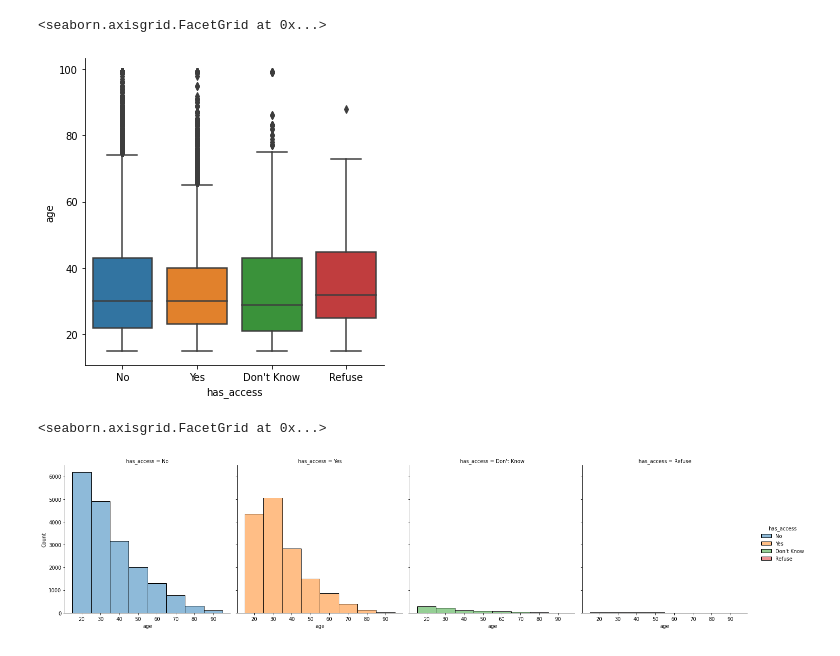
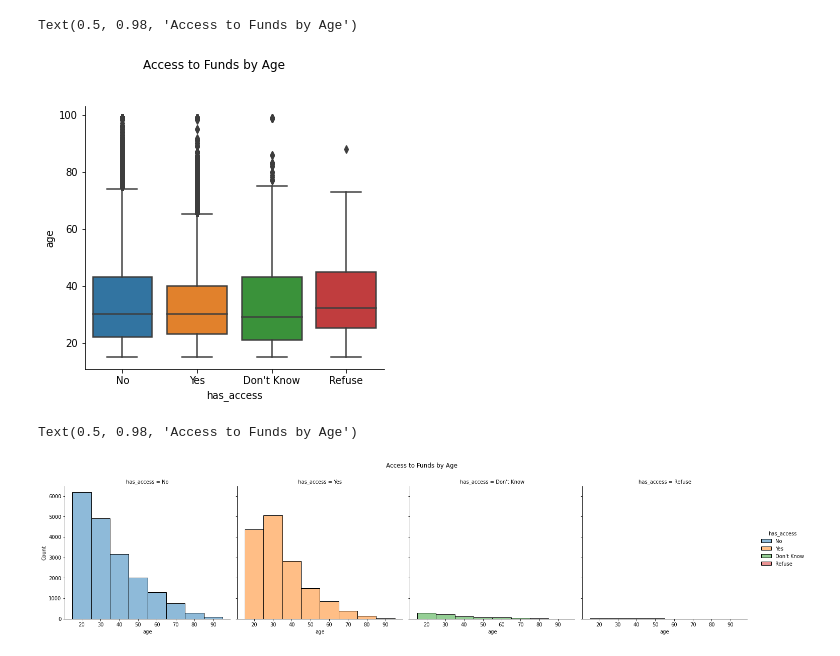
Before and after one commit to sds-capstone/2022-09-proj7-women-at-table, a Jupyter notebook: CapstoneDataAnalysis.ipynb, the cells around one changed output. Drawn from its saved outputs; the diff is of its cells as text; code cells hidden in the pictures.

```diff
--- a/CapstoneDataAnalysis.ipynb
+++ b/CapstoneDataAnalysis.ipynb
@@ -113,14 +145,20 @@ sns.displot(x="has_access", col= "gender", hue= "gender", data=dem_df)
 # %%
 #@title Age & Access
 
-sns.catplot(x="has_access", y= "age", data=dem_df, kind="box")
+age_access = sns.catplot(x="has_access", y= "age", data=dem_df, kind="box")
+
+age_access.fig.subplots_adjust(top=.85)
+age_access.fig.suptitle('Access to Funds by Age')
 # %% [output]
-<seaborn.axisgrid.FacetGrid at 0x...>
+Text(0.5, 0.98, 'Access to Funds by Age')
-[figure, old version]
+[figure, new version]
 # %%
 #@title Age & Access option 2
 
-sns.displot(x= "age", col= "has_access", hue="has_access", bins = [15,25,35,45,55,65,75,85,95], data=dem_df)
+age_access2 = sns.displot(x= "age", col= "has_access", hue="has_access", bins = [15,25,35,45,55,65,75,85,95], data=dem_df)
+
+age_access2.fig.subplots_adjust(top=.85)
+age_access2.fig.suptitle('Access to Funds by Age')
 # %% [output]
-<seaborn.axisgrid.FacetGrid at 0x...>
+Text(0.5, 0.98, 'Access to Funds by Age')
-[figure, old version]
+[figure, new version]
```
Also changed, not shown: parts of 14 cells of this notebook.
